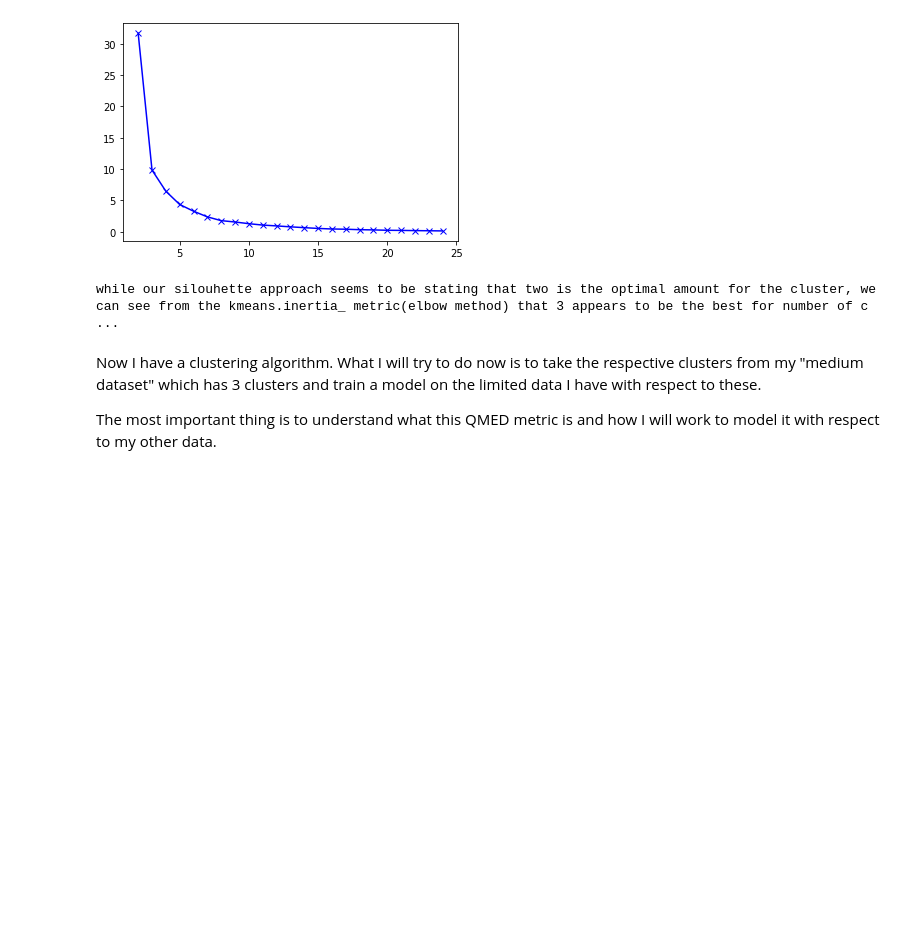
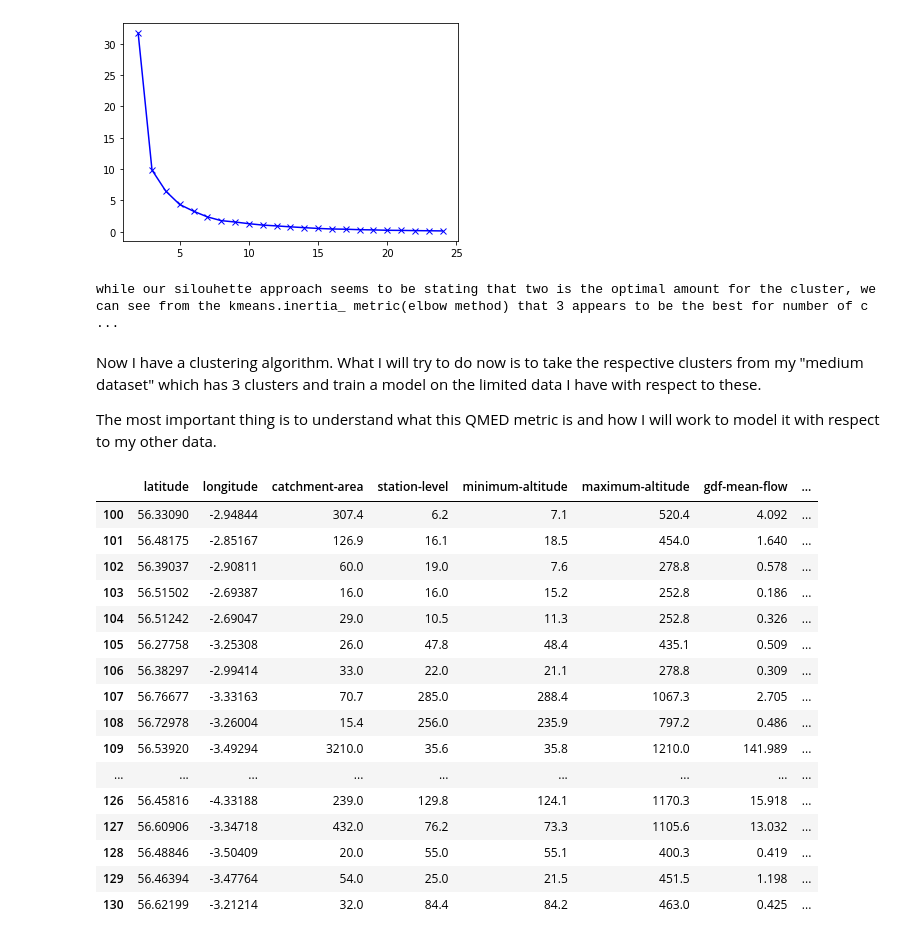
Before and after one commit to tcmarino8/Flood-Modeling, a Jupyter notebook: FloodModeling.ipynb, the cells around one changed output. Drawn from its saved outputs; the diff is of its cells as text; code cells hidden in the pictures; blank space fills up the shorter version.

```diff
--- a/FloodModeling.ipynb
+++ b/FloodModeling.ipynb
@@ -335,7 +340,7 @@ def KMeansClustering(df, numClusters):
 def get_unique_labels(labels):
   return np.unique(labels)
 def minimize_df(df):
-  return df[['latitude', 'longitude', 'catchment-area', 'station-level','minimum-altitude', 'maximum-altitude', 'gdf-mean-flow', 'gdf-max-flow', 'mean-flood-plain-extent', 'qmed', 'cluster label', 'id']]
+  return df[['latitude', 'longitude', 'catchment-area', 'station-level','minimum-altitude', 'maximum-altitude', 'gdf-mean-flow', 'gdf-max-flow', 'mean-flood-plain-extent', 'qmed', 'cluster label', 'id', 'saar-1961-1990', 'farl']]
 
 def create_cluster_size_array(numClusters, labels):
   num_in_clusters = [0]*numClusters
@@ -423,3 +433,27 @@ while our silouhette approach seems to be stating that two is the optimal amount
 Now I have a clustering algorithm. What I will try to do now is to take the respective clusters from my "medium dataset" which has 3 clusters and train a model on the limited data I have with respect to these.
 
 The most important thing is to understand what this QMED metric is and how I will work to model it with respect to my other data.
+# %%
+cluster0_df = minimized_medium_dataset[minimized_medium_dataset['cluster label'] == 0]
+cluster1_df = minimized_medium_dataset[minimized_medium_dataset['cluster label'] == 1]
+cluster2_df = minimized_medium_dataset[minimized_medium_dataset['cluster label'] == 2]
+# %%
+cluster2_df
+# %% [output]
+|  | latitude | longitude | catchment-area | station-level | minimum-altitude | maximum-altitude | gdf-mean-flow | ... |
+| 100 | 56.33090 | -2.94844 | 307.4 | 6.2 | 7.1 | 520.4 | 4.092 | ... |
+| 101 | 56.48175 | -2.85167 | 126.9 | 16.1 | 18.5 | 454.0 | 1.640 | ... |
+| 102 | 56.39037 | -2.90811 | 60.0 | 19.0 | 7.6 | 278.8 | 0.578 | ... |
+| 103 | 56.51502 | -2.69387 | 16.0 | 16.0 | 15.2 | 252.8 | 0.186 | ... |
+| 104 | 56.51242 | -2.69047 | 29.0 | 10.5 | 11.3 | 252.8 | 0.326 | ... |
+| 105 | 56.27758 | -3.25308 | 26.0 | 47.8 | 48.4 | 435.1 | 0.509 | ... |
+| 106 | 56.38297 | -2.99414 | 33.0 | 22.0 | 21.1 | 278.8 | 0.309 | ... |
+| 107 | 56.76677 | -3.33163 | 70.7 | 285.0 | 288.4 | 1067.3 | 2.705 | ... |
+| 108 | 56.72978 | -3.26004 | 15.4 | 256.0 | 235.9 | 797.2 | 0.486 | ... |
+| 109 | 56.53920 | -3.49294 | 3210.0 | 35.6 | 35.8 | 1210.0 | 141.989 | ... |
+| ... | ... | ... | ... | ... | ... | ... | ... | ... |
+| 126 | 56.45816 | -4.33188 | 239.0 | 129.8 | 124.1 | 1170.3 | 15.918 | ... |
+| 127 | 56.60906 | -3.34718 | 432.0 | 76.2 | 73.3 | 1105.6 | 13.032 | ... |
+| 128 | 56.48846 | -3.50409 | 20.0 | 55.0 | 55.1 | 400.3 | 0.419 | ... |
+| 129 | 56.46394 | -3.47764 | 54.0 | 25.0 | 21.5 | 451.5 | 1.198 | ... |
+| 130 | 56.62199 | -3.21214 | 32.0 | 84.4 | 84.2 | 463.0 | 0.425 | ... |
```
Also changed, not shown: parts of 13 cells of this notebook.
